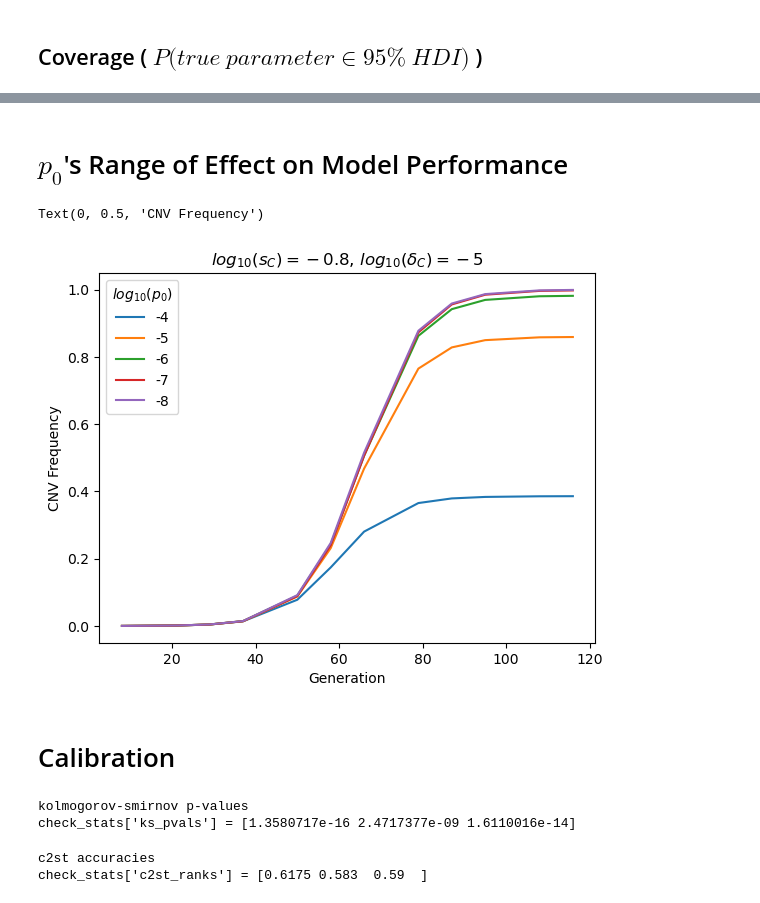
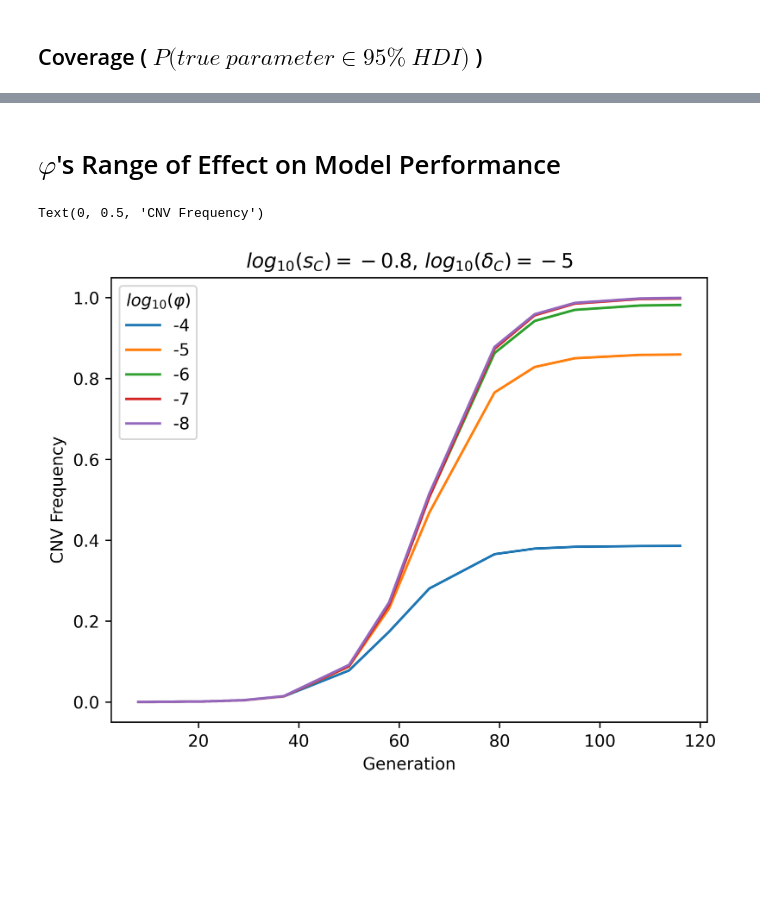
Before and after one commit to yoavram-lab/chuong_et_al, a Jupyter notebook: Simulation Analysis.ipynb, the cells around one changed output, grey strips where cells are left out. Cells and saved outputs as stored; diff of their text form; code cells hidden in the pictures; blank space fills up the shorter version.

```diff
--- a/Simulation Analysis.ipynb
+++ b/Simulation Analysis.ipynb
@@ -122,29 +132,27 @@ coverage.round(3)
 # %% [markdown]
-# $p_0$'s Range of Effect on Model Performance
+# $\varphi$'s Range of Effect on Model Performance
 # %%
 from cnv_simulation_initial_beneficial import CNVsimulator_simpleWF
 import torch
 
 reps = 1
 generation = pd.read_csv('Chuong_116_gens.txt', delimiter = ', ', engine='python')
 generation = generation.columns.astype('int')
 N = 3.3e8
 
 def CNVsimulator(cnv_params):
     cnv_params = np.asarray(torch.squeeze(cnv_params,0))
     states = CNVsimulator_simpleWF(reps = reps, N=N, generation=generation, seed=73, parameters=cnv_params)
     return states
 
 params = [torch.tensor([-0.8,-5,-p], dtype=torch.float64) for p in range(4,9)]
 for t in params:
     plt.plot(generation, CNVsimulator(t).T, label=int(t[-1]))
 
-plt.legend(title='$log_{10}(p_0)$')
+plt.legend(title='$log_{10}(φ)$')
 plt.title('$log_{10}(s_C) = -0.8$, $log_{10}(δ_C)=-5$')
 plt.xlabel('Generation')
 plt.ylabel('CNV Frequency')
 # %% [output]
 Text(0, 0.5, 'CNV Frequency')
-[figure, old version]
+[figure, new version]
-# %% [markdown]
-# Calibration
@@ -171,14 +158,0 @@ check_stats = check_sbc(
-# %%
-print(
-    f"kolmogorov-smirnov p-values \ncheck_stats['ks_pvals'] = {check_stats['ks_pvals'].numpy()}"
-)
-# %% [output]
-kolmogorov-smirnov p-values
-check_stats['ks_pvals'] = [1.3580717e-16 2.4717377e-09 1.6110016e-14]
-# %%
-print(
-    f"c2st accuracies \ncheck_stats['c2st_ranks'] = {check_stats['c2st_ranks'].numpy()}"
-)
-# %% [output]
-c2st accuracies
-check_stats['c2st_ranks'] = [0.6175 0.583  0.59  ]
```
Also changed, not shown: parts of 10 cells of this notebook, 3 other files.
